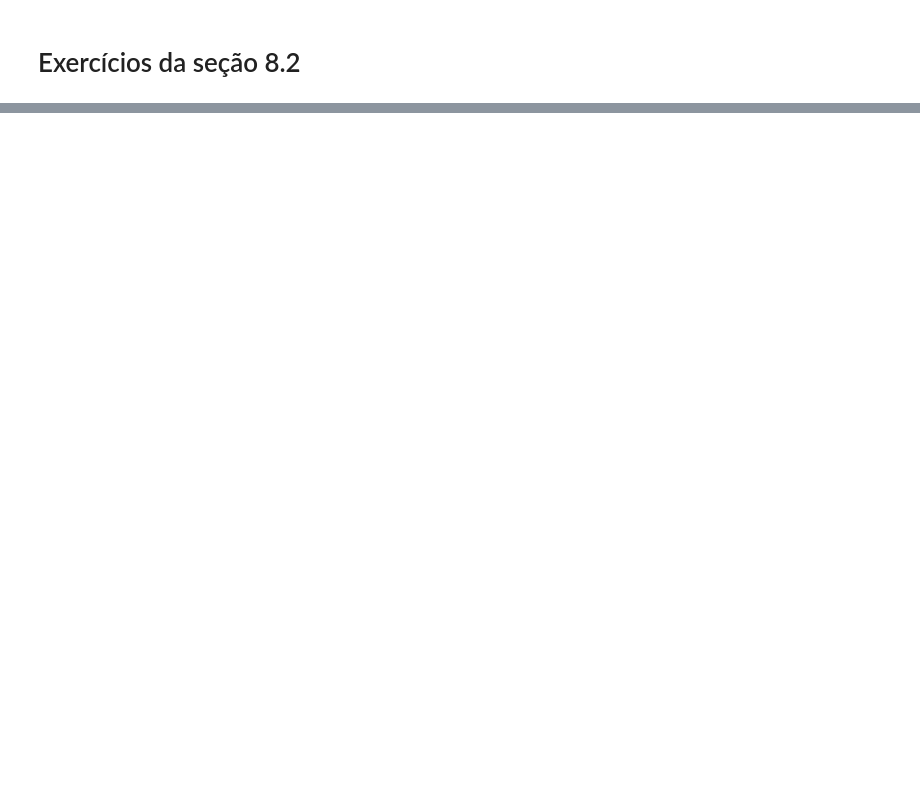
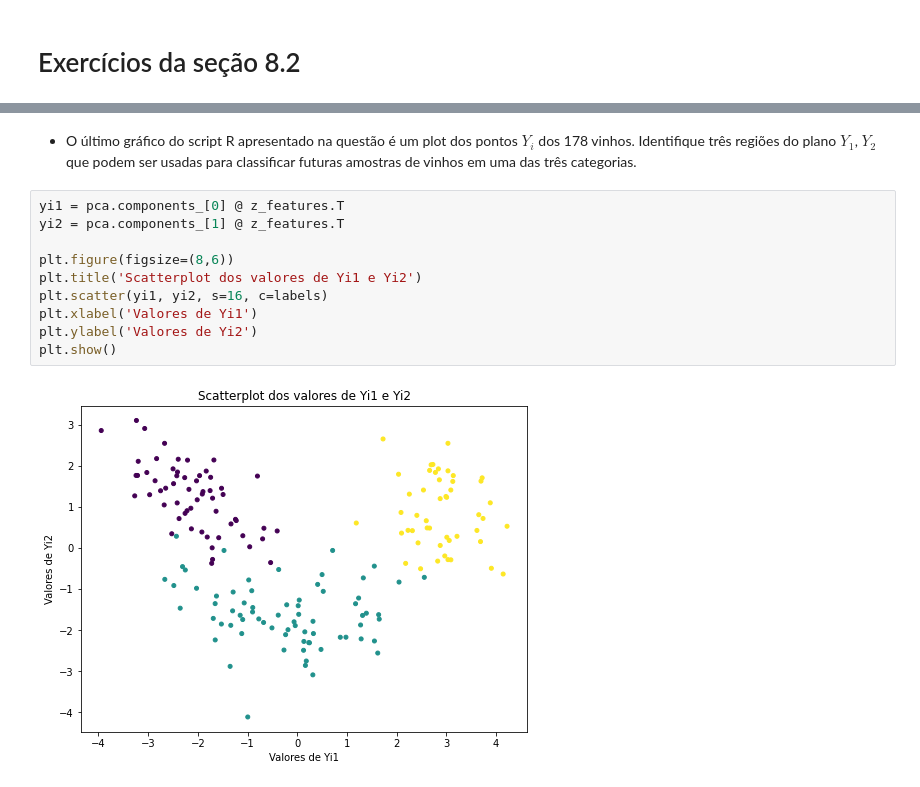
Before and after one commit to ThiagoPoppe/FECD-A, a Jupyter notebook: Listas/Lista09_Thiago_Poppe.ipynb, the cells around one changed output, grey strips where cells are left out. Saved outputs shown, nothing was run; the diff lists cells and outputs as text; blank space fills up the shorter version.

```diff
--- a/Listas/Lista09_Thiago_Poppe.ipynb
+++ b/Listas/Lista09_Thiago_Poppe.ipynb
@@ -143,0 +353,14 @@ $$
+# %% [markdown]
+- O último gráfico do script R apresentado na questão é um plot dos pontos $Y_i$ dos 178 vinhos. Identifique três regiões do plano $Y_1$, $Y_2$ que podem ser usadas para classificar futuras amostras de vinhos em uma das três categorias.
+# %%
+yi1 = pca.components_[0] @ z_features.T
+yi2 = pca.components_[1] @ z_features.T
+
+plt.figure(figsize=(8,6))
+plt.title('Scatterplot dos valores de Yi1 e Yi2')
+plt.scatter(yi1, yi2, s=16, c=labels)
+plt.xlabel('Valores de Yi1')
+plt.ylabel('Valores de Yi2')
+plt.show()
+# %% [output]
+[figure, added]
```
Also changed, not shown: parts of 21 cells of this notebook, 4 other files.
